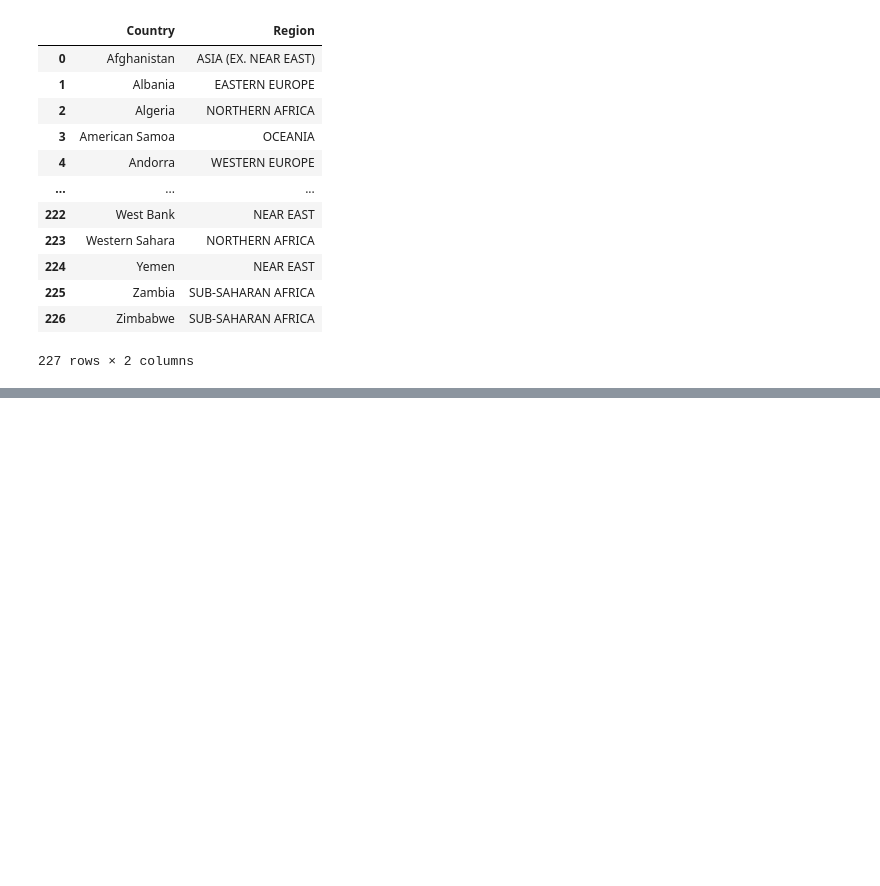
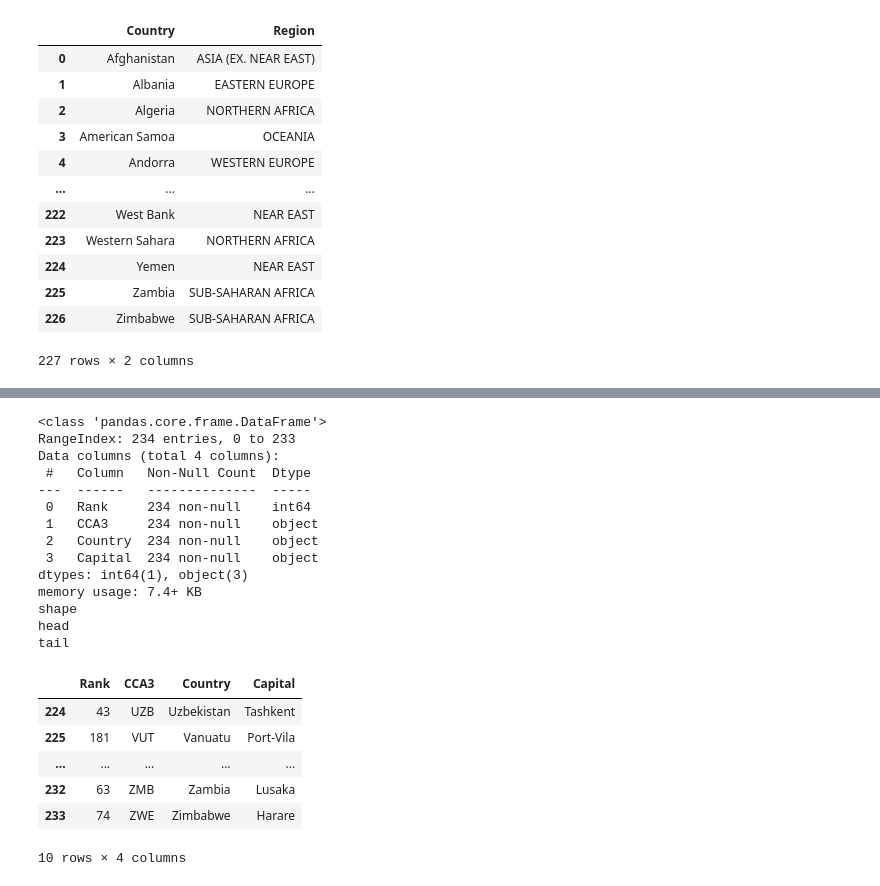
Before and after one commit to aaryyya/getting-started-pandas, a Jupyter notebook: 01._Reading.ipynb, the cells around one changed output, grey strips where cells are left out. Cells and saved outputs as stored; diff of their text form; code cells hidden in the pictures; blank space fills up the shorter version.

```diff
--- a/01._Reading.ipynb
+++ b/01._Reading.ipynb
@@ -40,0 +98,28 @@ pd.read_csv(r"D:\getting-started-pandas\countries of the world.csv")
+# %%
+pd.set_option('display.max.rows',5)
+pd.set_option('display.max.columns',40)
+# %%
+df.info()
+print("shape")
+# %% [output]
+<class 'pandas.core.frame.DataFrame'>
+RangeIndex: 234 entries, 0 to 233
+Data columns (total 4 columns):
+ #   Column   Non-Null Count  Dtype
+---  ------   --------------  -----
+ 0   Rank     234 non-null    int64
+ 1   CCA3     234 non-null    object
+ 2   Country  234 non-null    object
+ 3   Capital  234 non-null    object
+dtypes: int64(1), object(3)
+memory usage: 7.4+ KB
+shape
+head
+tail
+|  | Rank | CCA3 | Country | Capital |
+| 224 | 43 | UZB | Uzbekistan | Tashkent |
+| 225 | 181 | VUT | Vanuatu | Port-Vila |
+| ... | ... | ... | ... | ... |
+| 232 | 63 | ZMB | Zambia | Lusaka |
+| 233 | 74 | ZWE | Zimbabwe | Harare |
+10 rows × 4 columns
```
Also changed, not shown: parts of 11 cells of this notebook, 3 other files.
